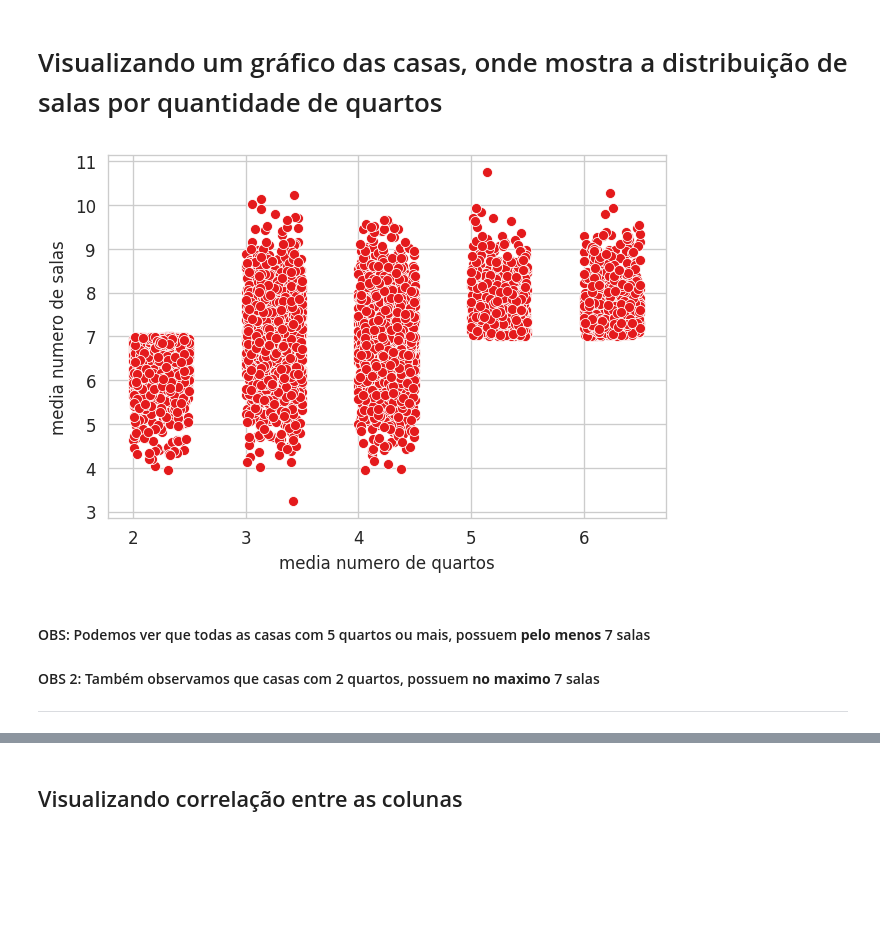
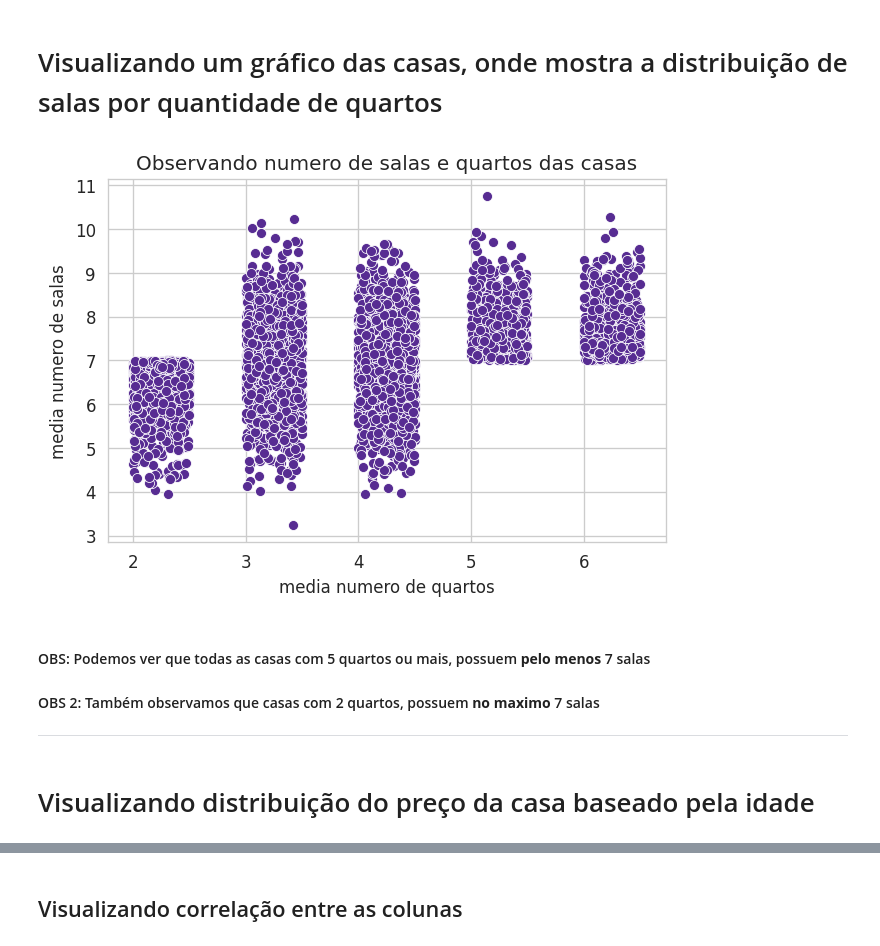
Before and after one commit to JairoLopes/Analises_R_Python, a Jupyter notebook: ML_VendaCasas/Predicao_casas.ipynb, the cells around one changed output, grey strips where cells are left out. Saved outputs shown, nothing was run; the diff lists cells and outputs as text; code cells hidden in the pictures; blank space fills up the shorter version.

```diff
--- a/ML_VendaCasas/Predicao_casas.ipynb
+++ b/ML_VendaCasas/Predicao_casas.ipynb
@@ -46,6 +47,7 @@ plt.show()
 # Visualizando a distribuição de preços das casas por quantidade de salas
 # %%
 plt.figure(dpi=120)
+sns.set_palette("coolwarm")
 plt.title("Valor das casas por sala")
 sns.scatterplot(data=df,x="media numero de salas", y="valor da casa")
 plt.show()
@@ -60,12 +62,16 @@ plt.show()
 # Visualizando um gráfico das casas, onde mostra a distribuição de salas por quantidade de quartos
 # %%
 plt.figure(dpi=120)
+sns.set_palette("Purples_r")
+plt.title("Observando numero de salas e quartos das casas")
 sns.scatterplot(data=df,x="media numero de quartos", y="media numero de salas")
 plt.show()
 # %% [output]
-[figure, old version]
+[figure, new version]
 # %% [markdown]
 #### OBS: Podemos ver que todas as casas com 5 quartos ou mais, possuem **pelo menos** 7 salas
 
 #### OBS 2: Também observamos que casas com 2 quartos, possuem **no maximo** 7 salas
 ***
+# %% [markdown]
+# Visualizando distribuição do preço da casa baseado pela idade
```
Also changed, not shown: parts of 9 cells of this notebook.
